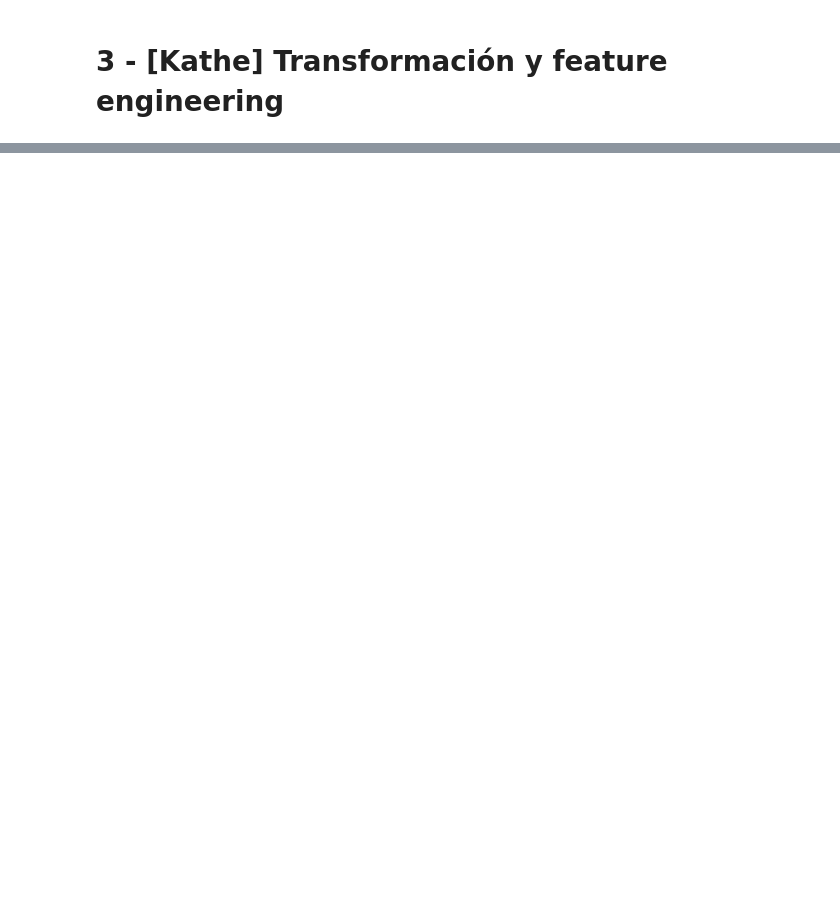
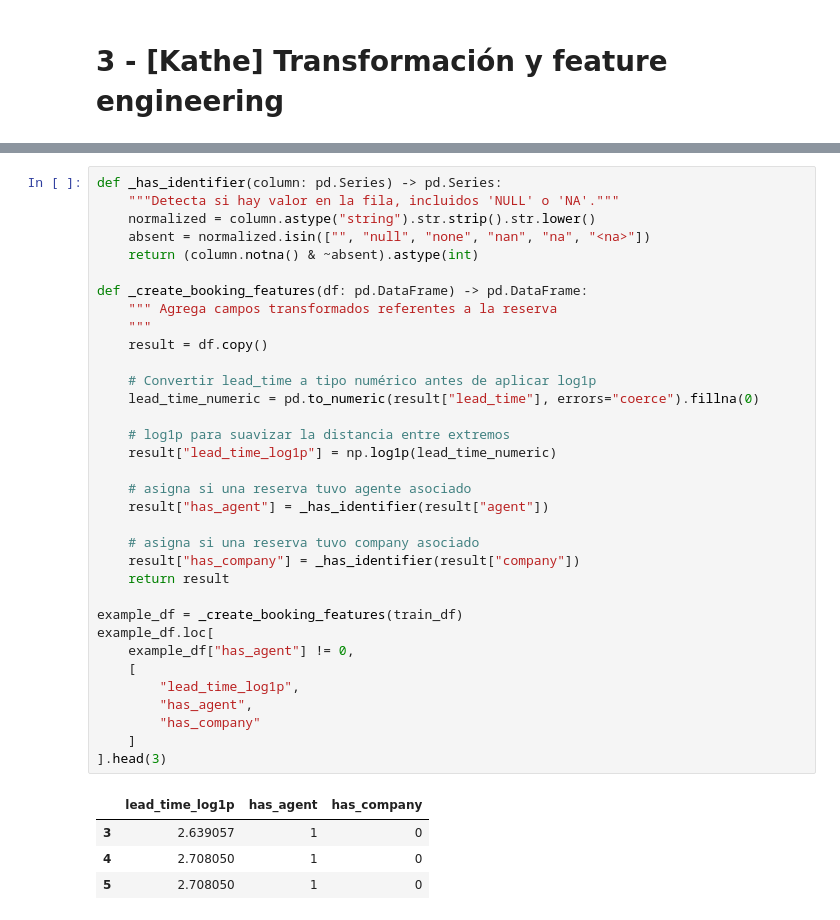
Before and after one commit to klorenzoe/hotel-booking-ML-project, a Jupyter notebook: hotel_booking_ml.ipynb, the cells around one changed output, grey strips where cells are left out. Drawn from its saved outputs; the diff is of its cells as text; blank space fills up the shorter version.

```diff
--- a/hotel_booking_ml.ipynb
+++ b/hotel_booking_ml.ipynb
@@ -362,0 +494,39 @@ pd.DataFrame({
+# %%
+def _has_identifier(column: pd.Series) -> pd.Series:
+    """Detecta si hay valor en la fila, incluidos 'NULL' o 'NA'."""
+    normalized = column.astype("string").str.strip().str.lower()
+    absent = normalized.isin(["", "null", "none", "nan", "na", "<na>"])
+    return (column.notna() & ~absent).astype(int)
+
+def _create_booking_features(df: pd.DataFrame) -> pd.DataFrame:
+    """ Agrega campos transformados referentes a la reserva
+    """
+    result = df.copy()
+
+    # Convertir lead_time a tipo numérico antes de aplicar log1p
+    lead_time_numeric = pd.to_numeric(result["lead_time"], errors="coerce").fillna(0)
+
+    # log1p para suavizar la distancia entre extremos
+    result["lead_time_log1p"] = np.log1p(lead_time_numeric)
+
+    # asigna si una reserva tuvo agente asociado
+    result["has_agent"] = _has_identifier(result["agent"])
+
+    # asigna si una reserva tuvo company asociado
+    result["has_company"] = _has_identifier(result["company"])
+    return result
+
+example_df = _create_booking_features(train_df)
+example_df.loc[
+    example_df["has_agent"] != 0,
+    [
+        "lead_time_log1p",
+        "has_agent",
+        "has_company"
+    ]
+].head(3)
+# %% [output]
+|  | lead_time_log1p | has_agent | has_company |
+| 3 | 2.639057 | 1 | 0 |
+| 4 | 2.708050 | 1 | 0 |
+| 5 | 2.708050 | 1 | 0 |
```
Also changed, not shown: parts of 17 cells of this notebook.
